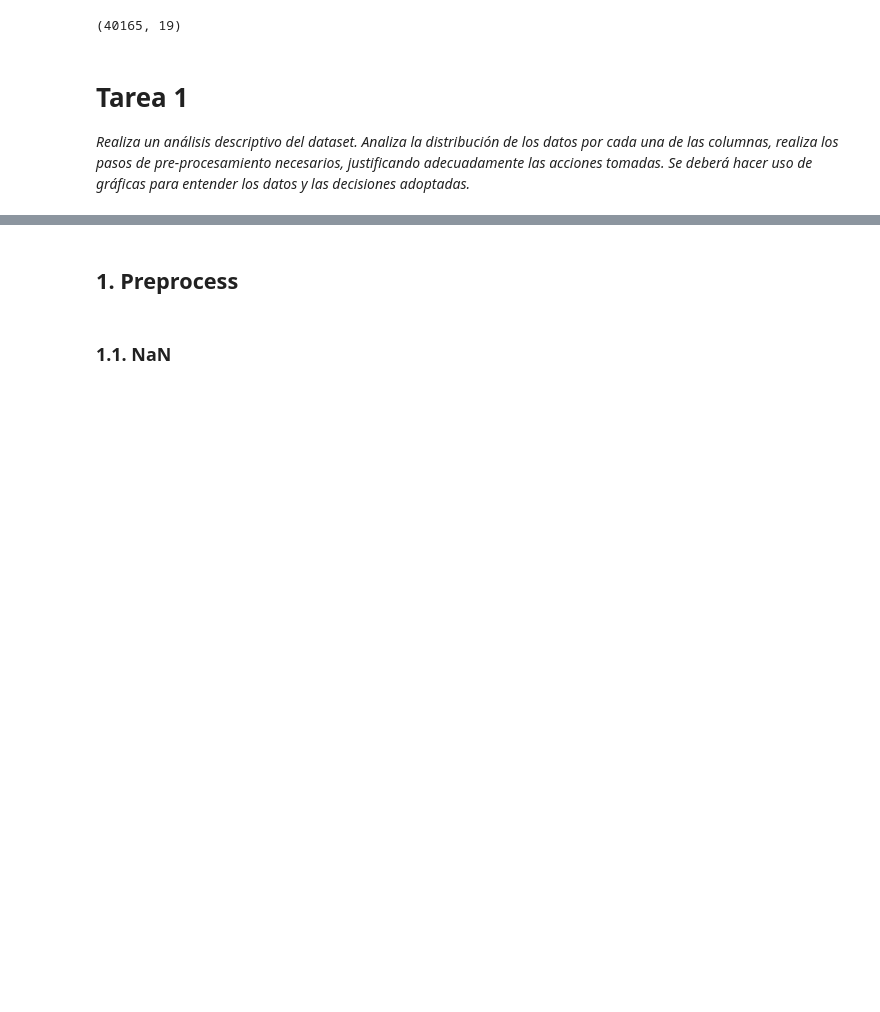
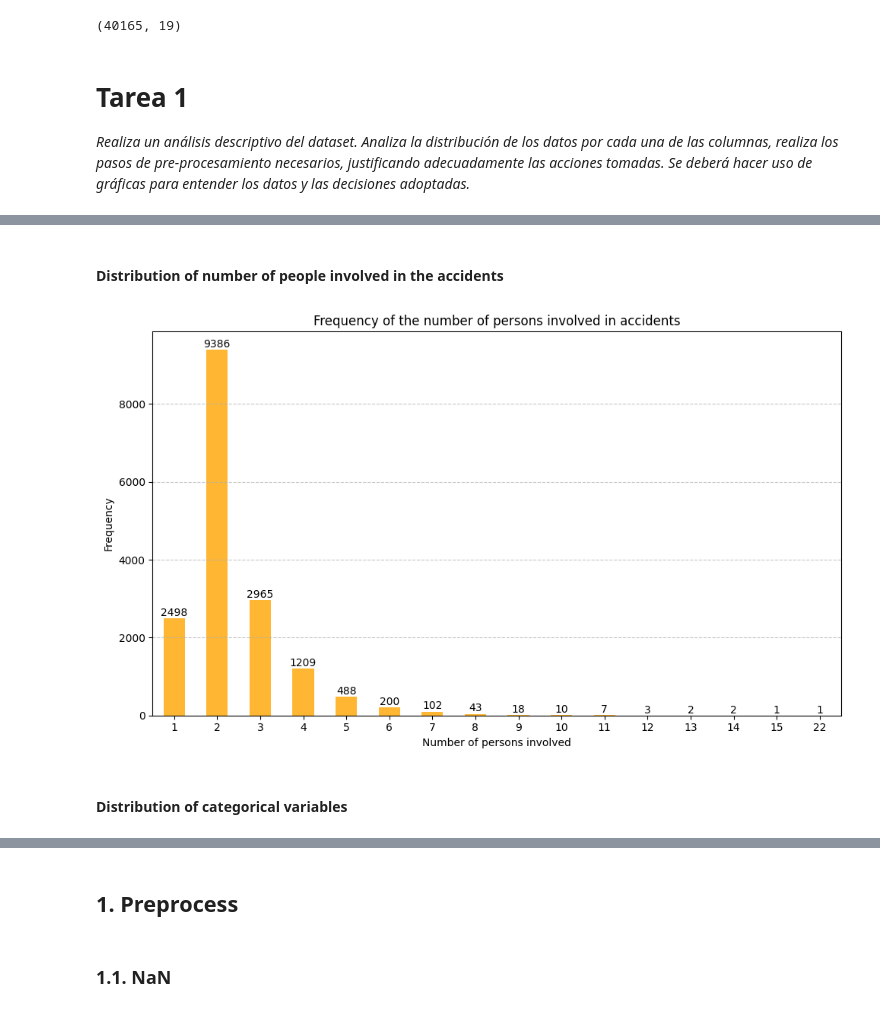
Before and after one commit to kliniik/Practica_AAI_2, a Jupyter notebook: 1_jerarquico.ipynb, the cells around one changed output, grey strips where cells are left out. Saved outputs shown, nothing was run; the diff lists cells and outputs as text; code cells hidden in the pictures; blank space fills up the shorter version.

```diff
--- a/1_jerarquico.ipynb
+++ b/1_jerarquico.ipynb
@@ -28,0 +54,23 @@ entender los datos y las decisiones adoptadas.*
+# %% [markdown]
+#### Distribution of number of people involved in the accidents
+# %%
+num_persons_per_accident = df.groupby('num_expediente').size()
+frecuency = num_persons_per_accident.value_counts().sort_index()
+
+plt.figure(figsize=(10, 6))
+bars = frecuency.plot(kind='bar', color='orange', alpha=0.8)
+
+plt.title('Frequency of the number of persons involved in accidents')
+plt.xlabel('Number of persons involved')
+plt.ylabel('Frequency')
+plt.xticks(rotation=0)
+plt.grid(axis='y', linestyle='--', alpha=0.7)
+
+for index, value in enumerate(frecuency):
+    plt.text(index, value + 1, str(value), ha='center', va='bottom', fontsize=10)
+plt.tight_layout()
+plt.show()
+# %% [output]
+[figure, added]
+# %% [markdown]
+#### Distribution of categorical variables
```
Also changed, not shown: parts of 78 cells of this notebook.
